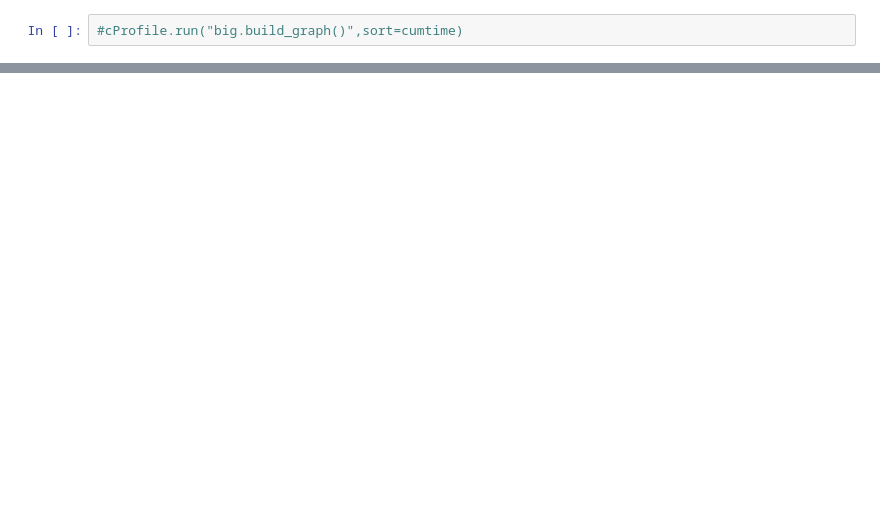
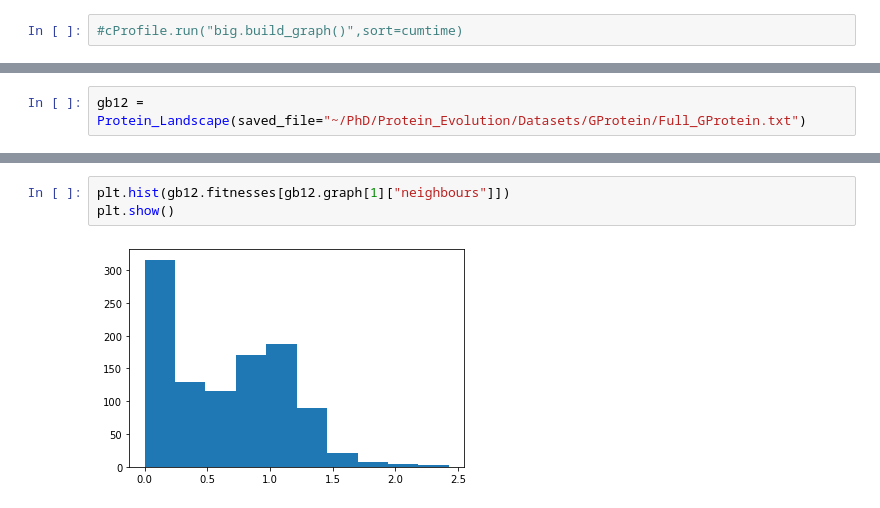
Before and after one commit to acmater/prograph, a Jupyter notebook: Landscape_Class_Testing.ipynb, the cells around one changed output, grey strips where cells are left out. Cells and saved outputs as stored; diff of their text form; blank space fills up the shorter version.

```diff
--- a/Landscape_Class_Testing.ipynb
+++ b/Landscape_Class_Testing.ipynb
@@ -105,0 +281,2 @@ array(['ACC', 0.419575537582535], dtype=object)
+# %%
+gb12 = Protein_Landscape(saved_file="~/PhD/Protein_Evolution/Datasets/GProtein/Full_GProtein.txt")
@@ -105,0 +321,5 @@ array(['ACC', 0.419575537582535], dtype=object)
+# %%
+plt.hist(gb12.fitnesses[gb12.graph[1]["neighbours"]])
+plt.show()
+# %% [output]
+[figure, added]
```
Also changed, not shown: parts of 17 cells of this notebook, 2 other files.
